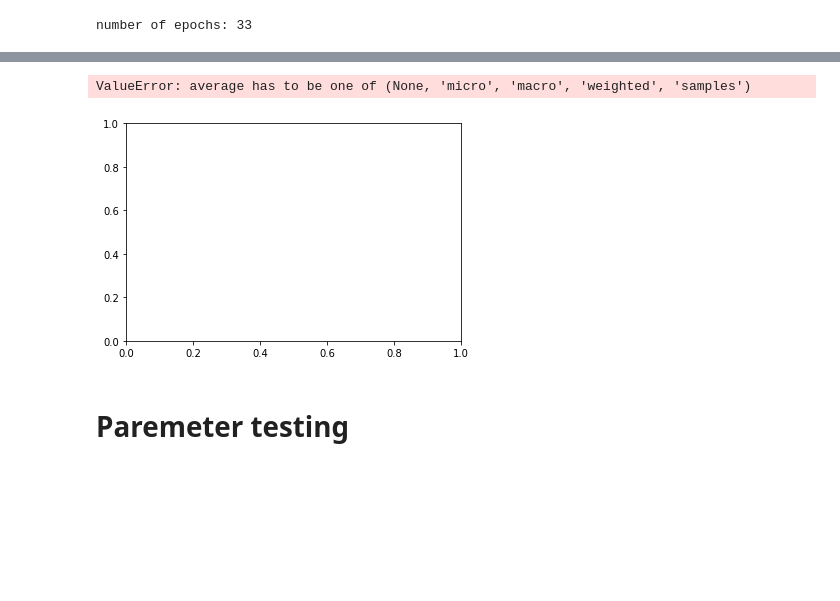
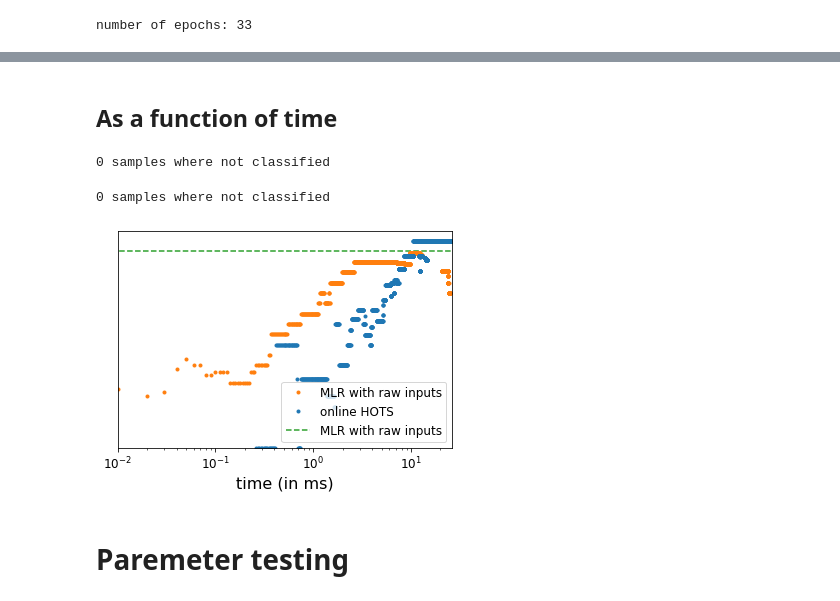
Before and after one commit to SpikeAI/HOTS, a Jupyter notebook: notebooks/RESULTS_02_PokerDVS.ipynb, the cells around one changed output, grey strips where cells are left out. Drawn from its saved outputs; the diff is of its cells as text; code cells hidden in the pictures; blank space fills up the shorter version.

```diff
--- a/notebooks/RESULTS_02_PokerDVS.ipynb
+++ b/notebooks/RESULTS_02_PokerDVS.ipynb
@@ -242,7 +236,6 @@ fig_onl, ax_onl = plt.subplots()
 ax_onl.hlines(95,0,3000, linestyles='dashed', color=colorz[2], label=legend_list[0])
 for namnum, name in enumerate(namelist):
     f_name = f'{record_path}{timestr}_LR_results_{name}_{nbclust}_{nb_train}_{nb_test}_{ds_ev}.pkl'
-    print(legend_list[namnum+1], name)
     if isfile(f_name):
         with open(f_name, 'rb') as file:
             likelihood, true_target, time_scale = pickle.load(file)
@@ -252,16 +245,19 @@ for namnum, name in enumerate(namelist):
         likelihood, true_target, time_scale = predict_data(model,name,timestr,record_path,filt,tau,R,nbclust,sigma, homeinv, jitter,dataset,nb_test,ds_ev,tau_cla,jitonic=jitonic,subset_size=None,num_workers=num_workers, verbose=False)
         with open(f_name, 'wb') as file:
             pickle.dump([likelihood, true_target, time_scale], file, pickle.HIGHEST_PROTOCOL)
-    meanac, onlinac, lastac, truepos, falsepos = classification_results(likelihood, true_target, thres, nb_test, 1/nb_class)
-    #pars, cov = curve_fit(f=fitting, xdata=np.arange(len(onlinac)), ydata=onlinac, p0=[1,1], bounds=(-np.inf, np.inf))
-    #fit = fitting(np.arange(len(onlinac)), *pars)
-    ax_onl.semilogx(onlinac[:3000]*100, '.', ms=5, color=colorz[namnum], label = legend_list[namnum+1]);
-    #ax_onl.plot(fit[:3000], linestyle='-', color=color[namnum], linewidth=1);
-ax_onl.axis([1,3000,0,105]);
+    meanac, onlinac, lastac, maxprobac, maxevac, truepos, falsepos, lastev = classification_numbevents(likelihood, true_target, thres, nb_test, 1/nb_class)
+    print(45*'-'+f'for {name}'+45*'-')
+    print(f'Mean accuracy for {name}: {np.round(meanac,3)*100}%')
+    print(f'Last event accuracy for {name}: {np.round(lastac,3)*100}%')
+    print(f'Accuracy with argmax over the probabilities of a sample for {name}: {np.round(maxprobac,3)*100}%')
+    print(f'Accuracy when taking the highest counts of classified events for a sample for {name}: {np.round(maxevac,3)*100}%')
+    print(101*'-')
+    ax_onl.semilogx(onlinac[:int(lastev)]*100, '.', ms=5, color=colorz[namnum], label = legend_list[namnum+1]);
+ax_onl.axis([1,int(lastev),0,105]);
 ax_onl.set_xlabel('Number of events', fontsize=16);
 ax_onl.set_ylabel('Accuracy (in %)', fontsize=16);
 plt.setp(ax_onl.get_yticklabels(), fontsize=12)
 plt.setp(ax_onl.get_xticklabels(), fontsize=12)
-ax_onl.set_title('Accuracy as a function of the number of events', fontsize=16);
+#ax_onl.set_title('Accuracy as a function of the number of events', fontsize=16);
 ax_onl.legend(fontsize=12, loc='lower right');
 # %% [output]
@@ -278,43 +281,29 @@ from sklearn.preprocessing import LabelBinarizer
+# %% [markdown]
+## As a function of time
 # %%
 nb_classes = 4
-timesteps = np.arange(700,12000,10)
+timestep = 10
+thres = None
 namelist = ['raw', 'homhots']
-leg_list = ['MLR with raw inputs', 'online HOTS']
+legend_list = ['MLR with raw inputs', 'online HOTS']
 colorz = ['#ff7f0e','#1f77b4', '#2ca02c', '#d62728', '#9467bd', '#8c564b', '#e377c2', '#7f7f7f', '#bcbd22', '#17becf']
 fig, ax = plt.subplots()
 for namnum, name in enumerate(namelist):
     f_name = f'{record_path}{timestr}_LR_results_{name}_{nbclust}_{nb_train}_{nb_test}_{ds_ev}.pkl'
     with open(f_name, 'rb') as file:
-        likelihood, true_target, time_scale = pickle.load(file)
-    y_true = np.zeros([len(true_target)])
-    y_score = np.zeros([len(true_target),nb_classes])
-    proba_timestep = np.zeros([len(timesteps),len(true_target),nb_classes])
-    i = 0
-    for likelihood_, true_target_, time_scale_ in zip(likelihood, true_target, time_scale):
-        time_scale_ -= time_scale_[0]
-        previous_ind = 0
-        for idx, step in enumerate(timesteps):
-            ind = np.where(time_scale_<step)[0][-1]
-            #proba = np.mean(likelihood_[previous_ind:ind,:], axis=0)
-            proba = likelihood_[ind,:]
-            if np.isnan(proba[0]):
-                proba = proba_timestep[idx-1,i,:]
-            proba_timestep[idx,i,:] = proba
-        i+=1
-    AUC = np.zeros([len(timesteps)])
-    for idx, step in enumerate(timesteps):
-        #print(proba_timestep[idx,:,:].shape, np.array(true_timestep[idx]))
-        AUC[idx] = roc_auc_score(LabelBinarizer().fit_transform(np.array(true_target)),proba_timestep[idx,:,:], multi_class='ovr')
-    print(name, leg_list[namnum])
-    ax.semilogx(timesteps/1e3,AUC, '.', label=leg_list[namnum], color = colorz[namnum])
-ax.axis([0.6,12,0.8,1.01]);
+        likelihood, true_target, timescale = pickle.load(file)
+    meanac, onlinac, timesteps, lastime, truepos, falsepos = classification_timescale(likelihood, true_target, timescale, timestep, thres, nb_test, 1/nb_classes)
+    ax.semilogx(timesteps/1e3,onlinac[:len(timesteps)]*100, '.', label=legend_list[namnum], color = colorz[namnum])
+ax.axis([0.01,lastime/1e3,0,105]);
+ax.hlines(95,0,lastime/1e3, linestyles='dashed', color=colorz[2], label=legend_list[0])
 ax.set_xlabel('time (in ms)', fontsize=16);
-ax.set_ylabel('AUC', fontsize=16);
-ax.set_title('AUC as a function of time', fontsize=16);
+ax.set_yticks([])
+#ax.set_ylabel('Accuracy (in %)', fontsize=16);
 plt.setp(ax.get_yticklabels(), fontsize=12)
 plt.setp(ax.get_xticklabels(), fontsize=12)
 ax.legend(fontsize=12, loc='lower right');
 # %% [output]
-ValueError: average has to be one of (None, 'micro', 'macro', 'weighted', 'samples')
+0 samples where not classified
+0 samples where not classified
-[figure, old version]
+[figure, new version]
 # %%
```
Also changed, not shown: parts of 7 cells of this notebook, 5 other files.
